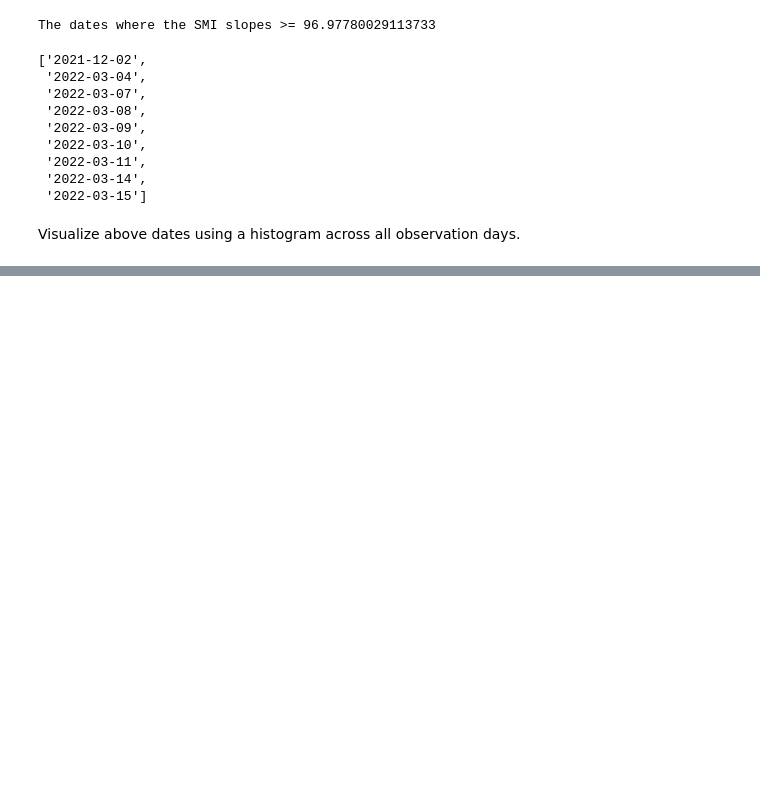
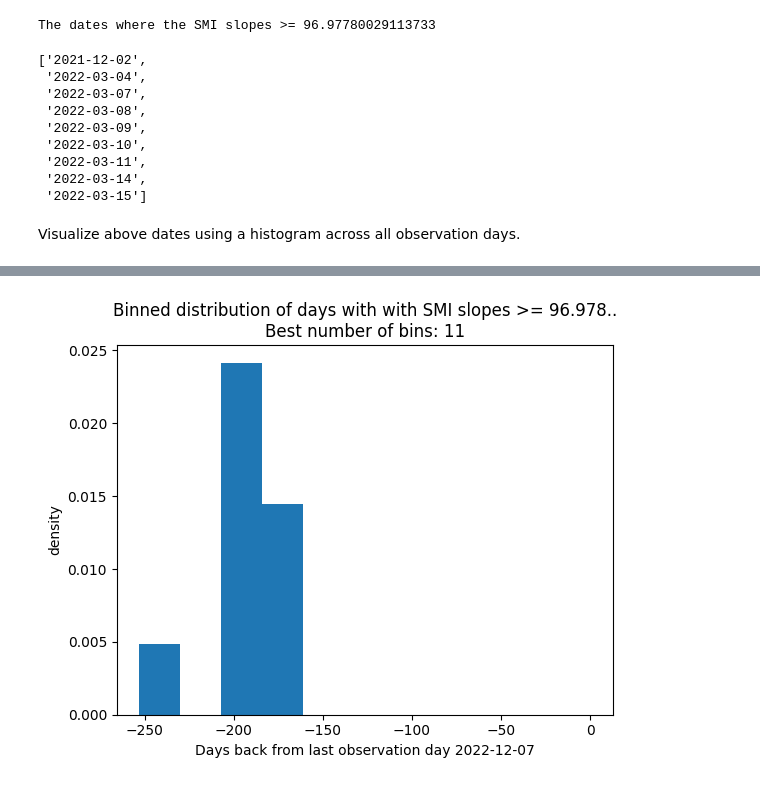
Before and after one commit to cdeck3r/YASMaPE, a Jupyter notebook: notebooks/stock_correl.ipynb, the cells around one changed output, grey strips where cells are left out. Cells and saved outputs as stored; diff of their text form; code cells hidden in the pictures; blank space fills up the shorter version.

```diff
--- a/notebooks/stock_correl.ipynb
+++ b/notebooks/stock_correl.ipynb
@@ -366,15 +363,0 @@ list_of_dists = dist_discrete + dist_continuous
-# %%
-results = []
-for i in list_of_dists:
-    dist = getattr(stats, i)
-    try:
-        param = dist.fit(sample)
-    except:
-        continue
-    a = stats.kstest(sample, i, args=param)
-    results.append((i,a[0],a[1]))
-
-
-results.sort(key=lambda x:float(x[2]), reverse=True)
-for j in results:
-    print("{}: statistic={}, pvalue={}".format(j[0], j[1], j[2]))
@@ -382,0 +448,7 @@ results
+# %%
+# compute entropy for best number of bins
+freq, freq_bin_edges = _hist_freq_bins(_bin_edges(best_num_bins))
+Hbits, Sbits, Bbits = _bit_entropy(freq, num_bins=best_num_bins)
+
+print('Best number of bins: {}\n'.format(best_num_bins))
+print('Entropy of event pattern [bit] / signal days [bit] / bins [bit]:\n{} / {} / {}'.format(Hbits, Sbits, Bbits))
@@ -382,0 +471,9 @@ results
+# %%
+# plot bins and their event frequencies
+plt.hist(days_back_exceeds_c, bins = freq_bin_edges, density=True)
+plt.title('Binned distribution of days with with {} slopes >= {}..\nBest number of bins: {}'.format(stock1_name, round(c,3), best_num_bins))
+plt.xlabel('Days back from last observation day {}'.format(stock1_dates[-1]))
+plt.ylabel('density')
+plt.show()
+# %% [output]
+[figure, added]
```
Also changed, not shown: parts of 17 cells of this notebook.
